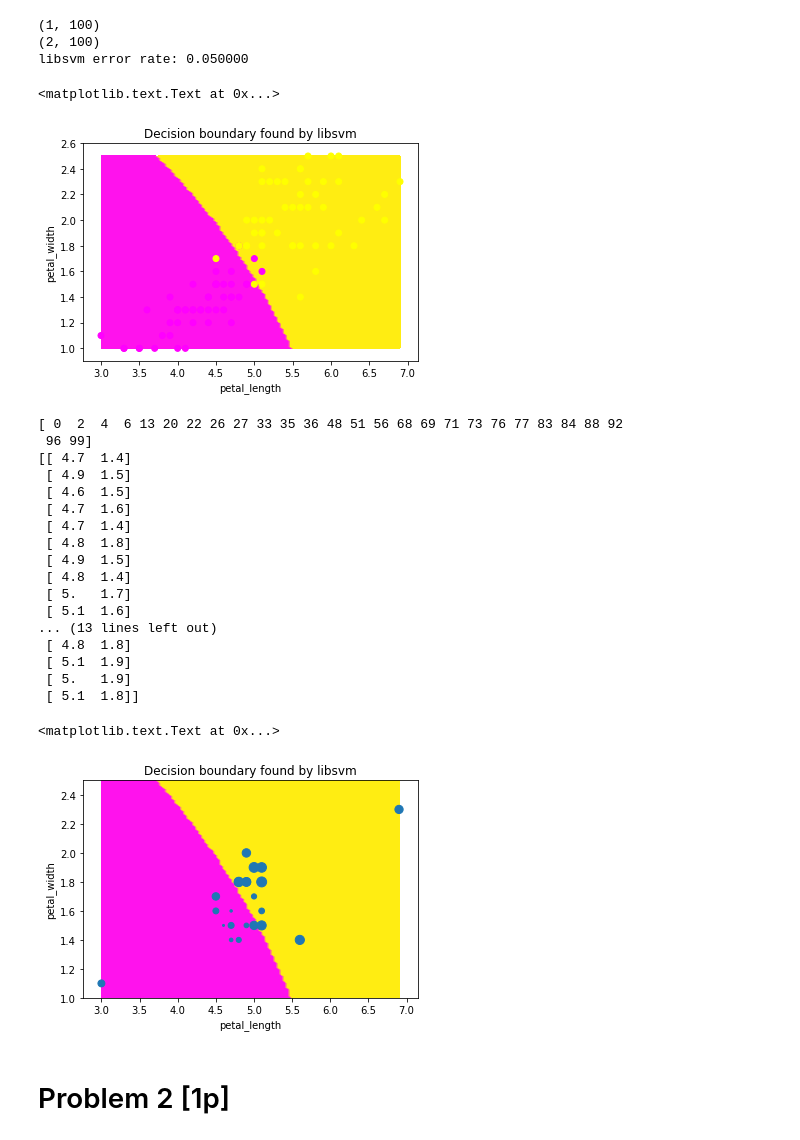
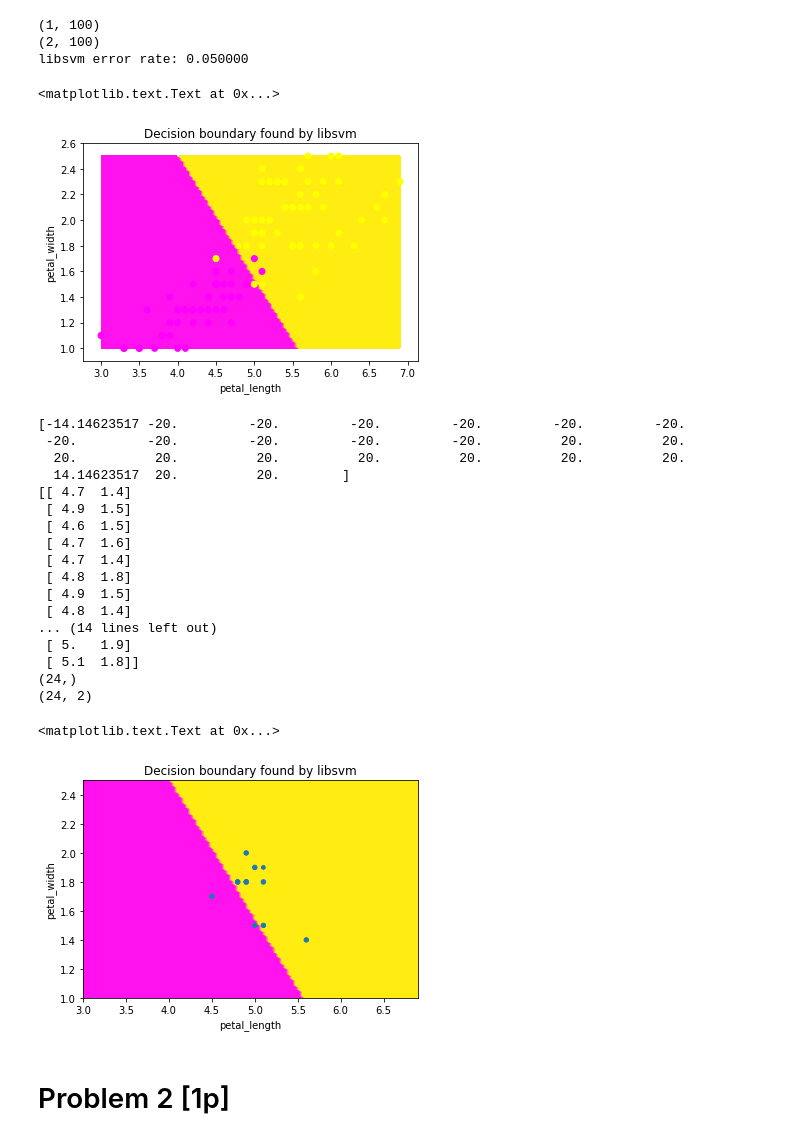
Before and after one commit to swistak35/nn_assignments, a Jupyter notebook: assignment6/assignment_6.ipynb, the cells around one changed output. Saved outputs shown, nothing was run; the diff lists cells and outputs as text; code cells hidden in the pictures.

```diff
--- a/assignment6/assignment_6.ipynb
+++ b/assignment6/assignment_6.ipynb
@@ -180,7 +180,7 @@ Targets:  ['setosa' 'versicolor' 'virginica']
 print(IrisY.shape)
 print(IrisX2F.shape)
 
-svm_model = svm.SVC()
+svm_model = svm.SVC(kernel='linear')
 svm_model.fit(IrisX2F.T, IrisY.ravel())
 
 print "libsvm error rate: %f" % ((svm_model.predict(IrisX2F.T)!=IrisY).mean(),)
@@ -207,49 +207,51 @@ ylabel('petal_width')
 title('Decision boundary found by libsvm')
 # %% [output]
 <matplotlib.text.Text at 0x...>
-[figure, old version]
+[figure, new version]
 # %%
 #
 # Plot the decision boundary and the support vectors.
 #
 # You can extract the indices of support vectors and their weights from fielfs of the
 # svm object. Display the loaction of support vectors and their weights (by changing the
 # size in the scatterplot)
 
 
-support_vector_indices = svm_model.support_
+support_vector_weights = svm_model.dual_coef_.ravel() * 20
 support_vector_coefficients = svm_model.support_vectors_
 
-print(support_vector_indices)
+print(support_vector_weights)
 print(support_vector_coefficients)
+print(support_vector_weights.shape)
+print(support_vector_coefficients.shape)
 
 contourf(petal_lengths, petal_widths, predictions_Grid.reshape(petal_lengths.shape), cmap='spring')
-scatter(support_vector_coefficients[:, 0], support_vector_coefficients[:, 1], s = support_vector_indices,
+scatter(support_vector_coefficients[:, 0], support_vector_coefficients[:, 1], s = support_vector_weights,
         cmap='spring')
 
 xlabel('petal_length')
 ylabel('petal_width')
 title('Decision boundary found by libsvm')
 # %% [output]
-[ 0  2  4  6 13 20 22 26 27 33 35 36 48 51 56 68 69 71 73 76 77 83 84 88 92
- 96 99]
+[-14.14623517 -20.         -20.         -20.         -20.         -20.         -20.
+ -20.         -20.         -20.         -20.         -20.          20.          20.
+  20.          20.          20.          20.          20.          20.          20.
+  14.14623517  20.          20.        ]
 [[ 4.7  1.4]
  [ 4.9  1.5]
  [ 4.6  1.5]
  [ 4.7  1.6]
  [ 4.7  1.4]
  [ 4.8  1.8]
  [ 4.9  1.5]
  [ 4.8  1.4]
- [ 5.   1.7]
- [ 5.1  1.6]
-... (13 lines left out)
- [ 4.8  1.8]
- [ 5.1  1.9]
+... (14 lines left out)
  [ 5.   1.9]
  [ 5.1  1.8]]
+(24,)
+(24, 2)
 <matplotlib.text.Text at 0x...>
-[figure, old version]
+[figure, new version]
 # %% [markdown]
 # Problem 2 [1p]
 # %% [markdown]
```
Also changed, not shown: parts of 4 cells of this notebook.
